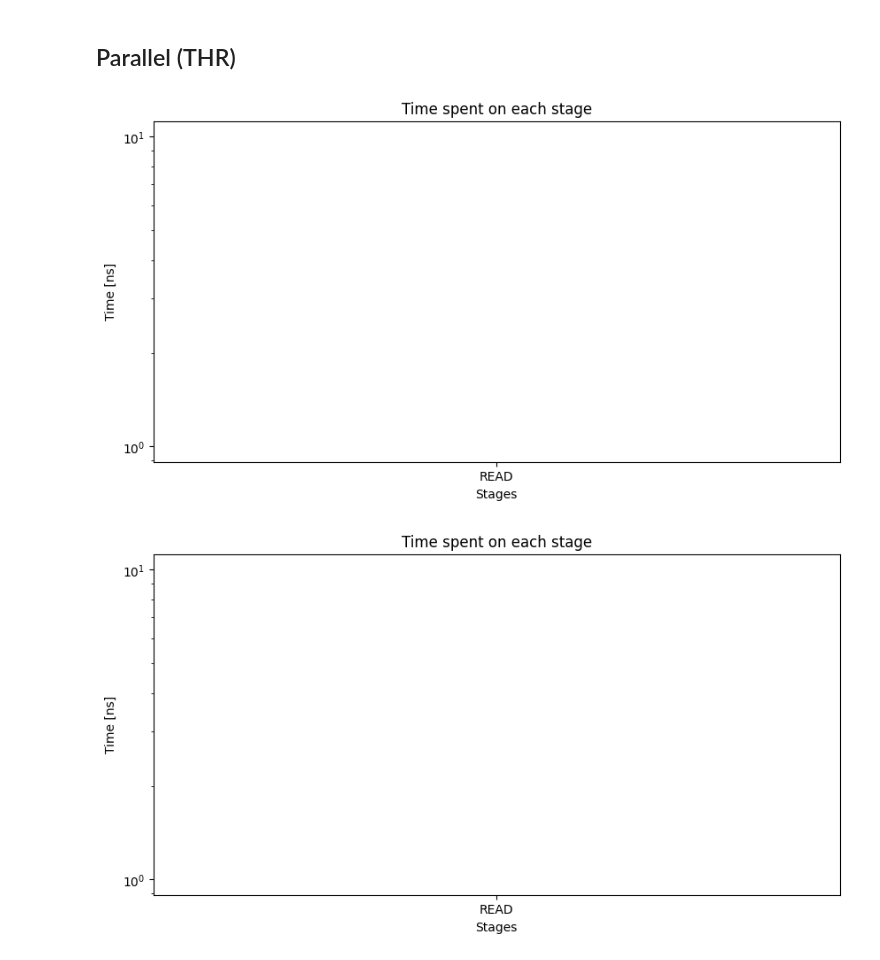
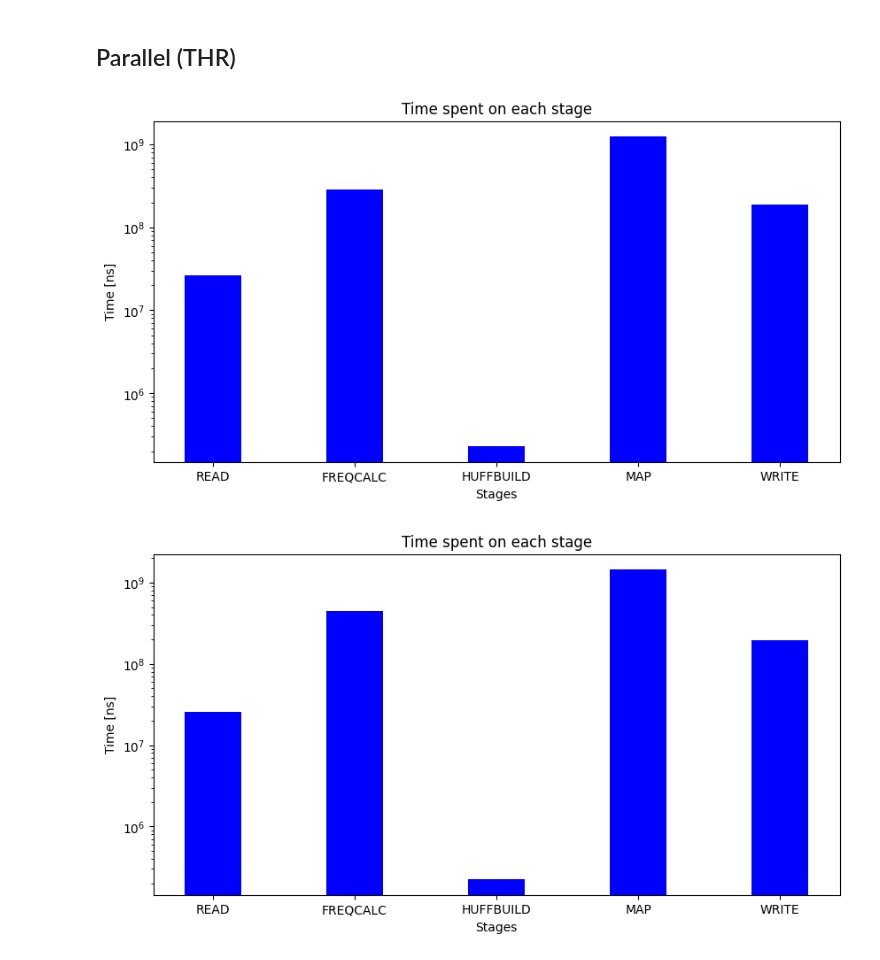
Before and after one commit to federicosilvestri/spm-project, a Jupyter notebook: benchmark_workspace/Stage Analysis.ipynb, the cells around one changed output. Saved outputs shown, nothing was run; the diff lists cells and outputs as text; code cells hidden in the pictures.

```diff
--- a/benchmark_workspace/Stage Analysis.ipynb
+++ b/benchmark_workspace/Stage Analysis.ipynb
@@ -64,13 +64,13 @@ def plot_for_p(p_degree, data):
     plt.title("Time spent on each stage")
     plt.show()
 # %%
-plot_for_p(5, thr)
+plot_for_p(6, thr)
 # %% [output]
-[figure, old version]
+[figure, new version]
 # %%
-plot_for_p(9, thr)
+plot_for_p(11, thr)
 # %% [output]
-[figure, old version]
+[figure, new version]
 # %%
 thr[thr['TOTAL'] == thr['TOTAL'].max()]
 # %% [output]
```
Also changed, not shown: parts of 3 cells of this notebook, 12 other files.
